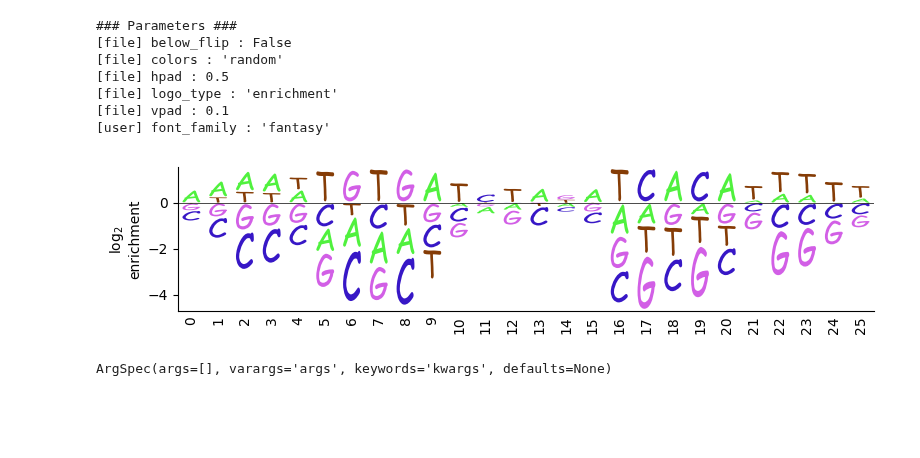
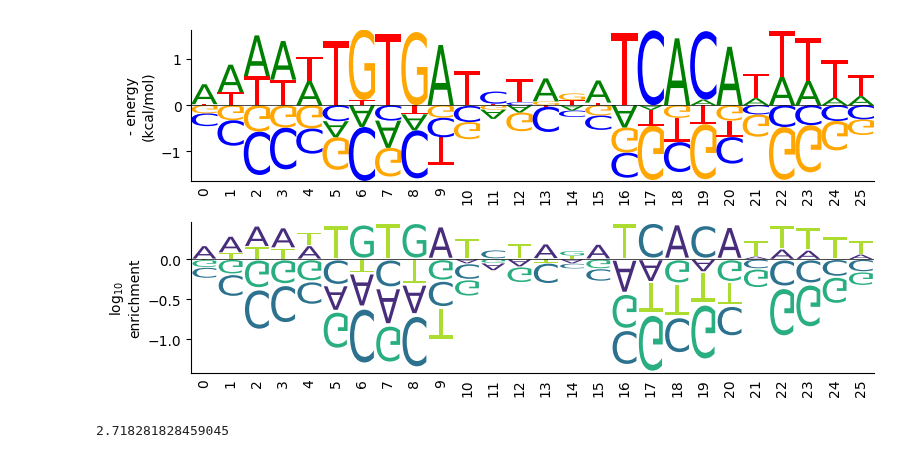
Before and after one commit to jbkinney/logomaker, a Jupyter notebook: test_logo_types.ipynb, the cells around one changed output. Drawn from its saved outputs; the diff is of its cells as text; code cells hidden in the pictures; blank space fills up the shorter version.

Commit message:
created make_style_logo and simplified both make_logo and Logo.__init__()

```diff
--- a/test_logo_types.ipynb
+++ b/test_logo_types.ipynb
@@ -16,30 +16,25 @@ counts_mat = logomaker.load_alignment(file_name='crp_sites.fasta')
 # %%
 # Make all logo types
 wtseq = 'ATTAATGTGAGTTAGCTCACTCATTA'
 
 parameters_txt = """
 logo_type : 'enrichment'
-colors : 'random'
-hpad : .5
-vpad : 0.1
-below_flip : False
-foo : 'bar'
+colors : 'viridis'
+hpad : .1
+vpad : .1
+below_flip : True
 """
 with open('parameters.txt','w') as f:
     f.write(parameters_txt)
 
-probability_logo = logomaker.make_logo(counts_mat, 'parameters.txt',
-                                      font_family = 'fantasy', )
-fig, ax = plt.subplots(figsize=[8,2])
-probability_logo.draw(ax)
+logo1 = logomaker.make_logo(counts_mat, colors='classic', logo_type='energy', energy_units='kcal/mol')
+logo2 = logomaker.make_styled_logo('parameters.txt', counts_mat, enrichment_logbase=10)
+
+fig, axs = plt.subplots(2, figsize=[8,4])
+
+logo1.draw(axs[0])
+logo2.draw(axs[1])
 
 fig.tight_layout()
 # %% [output]
-### Parameters ###
-[file] below_flip : False
-[file] colors : 'random'
-[file] hpad : 0.5
-[file] logo_type : 'enrichment'
-[file] vpad : 0.1
-[user] font_family : 'fantasy'
-[figure, old version]
+[figure, new version]
@@ -48,4 +40,0 @@ import inspect
-# %%
-inspect.getargspec(logomaker.make_logo)
-# %% [output]
-ArgSpec(args=[], varargs='args', keywords='kwargs', defaults=None)
@@ -51,0 +43,4 @@ ArgSpec(args=[], varargs='args', keywords='kwargs', defaults=None)
+# %%
+np.e
+# %% [output]
+2.718281828459045
```
Also changed, not shown: parts of 2 cells of this notebook, 2 other files.
